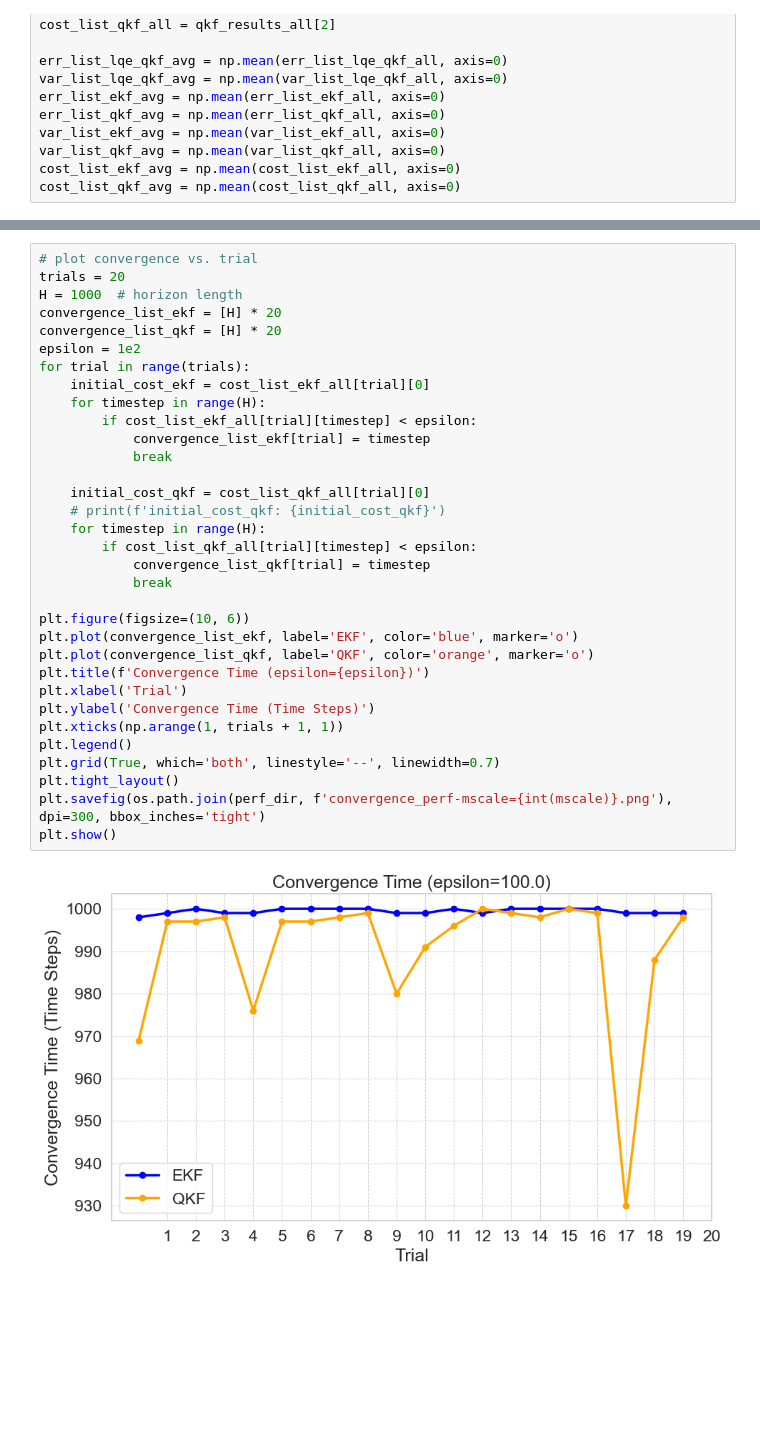
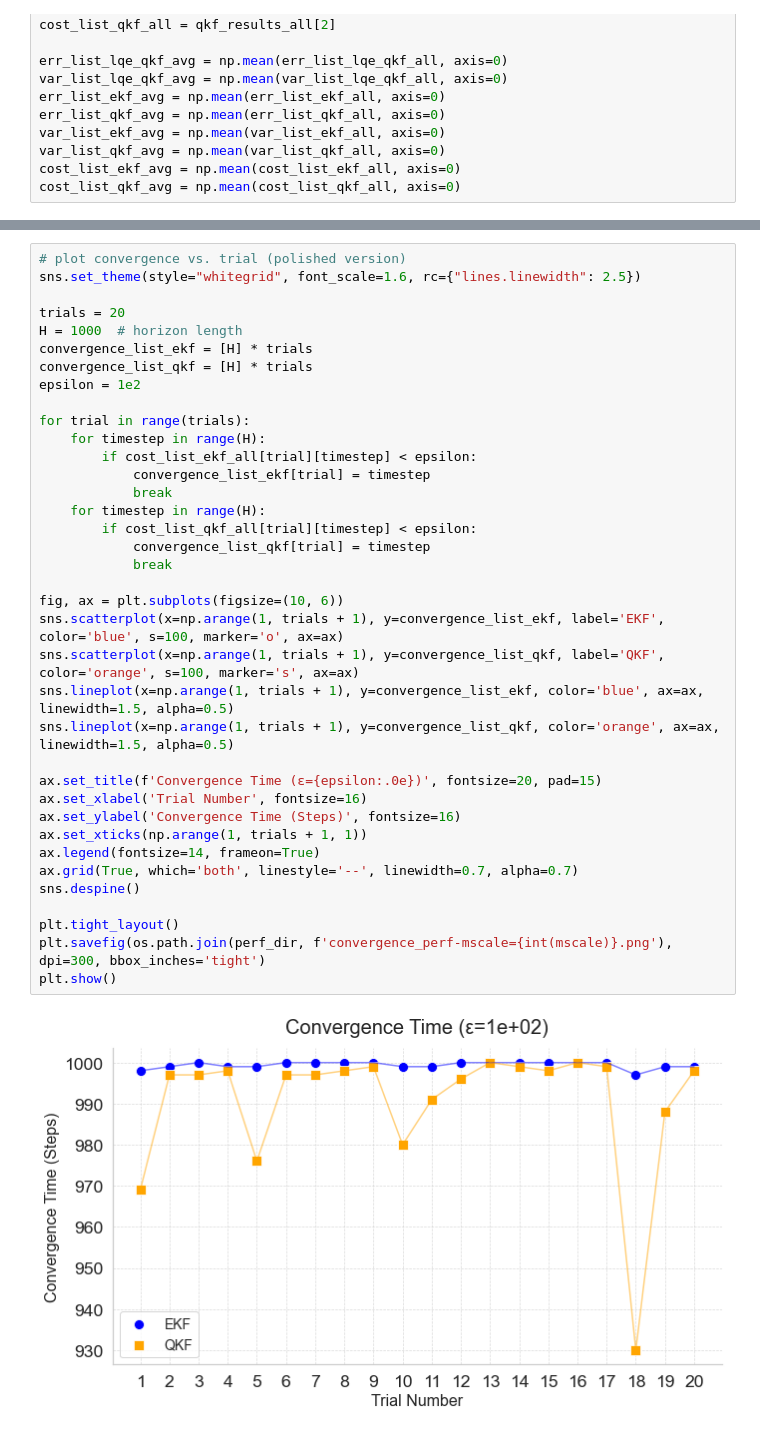
Before and after one commit to tengyoux297/LQG_EKF, a Jupyter notebook: LQG_QKF/plot_perf.ipynb, the cells around one changed output, grey strips where cells are left out. Drawn from its saved outputs; the diff is of its cells as text; blank space fills up the shorter version.

```diff
--- a/LQG_QKF/plot_perf.ipynb
+++ b/LQG_QKF/plot_perf.ipynb
@@ -109,36 +142,40 @@ plt.show()
 # %%
-# plot convergence vs. trial
+# plot convergence vs. trial (polished version)
+sns.set_theme(style="whitegrid", font_scale=1.6, rc={"lines.linewidth": 2.5})
+
 trials = 20
 H = 1000  # horizon length
-convergence_list_ekf = [H] * 20
-convergence_list_qkf = [H] * 20
+convergence_list_ekf = [H] * trials
+convergence_list_qkf = [H] * trials
 epsilon = 1e2
+
 for trial in range(trials):
-    initial_cost_ekf = cost_list_ekf_all[trial][0]
     for timestep in range(H):
         if cost_list_ekf_all[trial][timestep] < epsilon:
             convergence_list_ekf[trial] = timestep
             break
-
-    initial_cost_qkf = cost_list_qkf_all[trial][0]
-    # print(f'initial_cost_qkf: {initial_cost_qkf}')
     for timestep in range(H):
         if cost_list_qkf_all[trial][timestep] < epsilon:
             convergence_list_qkf[trial] = timestep
             break
 
-plt.figure(figsize=(10, 6))
-plt.plot(convergence_list_ekf, label='EKF', color='blue', marker='o')
-plt.plot(convergence_list_qkf, label='QKF', color='orange', marker='o')
-plt.title(f'Convergence Time (epsilon={epsilon})')
-plt.xlabel('Trial')
-plt.ylabel('Convergence Time (Time Steps)')
-plt.xticks(np.arange(1, trials + 1, 1))
-plt.legend()
-plt.grid(True, which='both', linestyle='--', linewidth=0.7)
+fig, ax = plt.subplots(figsize=(10, 6))
+sns.scatterplot(x=np.arange(1, trials + 1), y=convergence_list_ekf, label='EKF', color='blue', s=100, marker='o', ax=ax)
+sns.scatterplot(x=np.arange(1, trials + 1), y=convergence_list_qkf, label='QKF', color='orange', s=100, marker='s', ax=ax)
+sns.lineplot(x=np.arange(1, trials + 1), y=convergence_list_ekf, color='blue', ax=ax, linewidth=1.5, alpha=0.5)
+sns.lineplot(x=np.arange(1, trials + 1), y=convergence_list_qkf, color='orange', ax=ax, linewidth=1.5, alpha=0.5)
+
+ax.set_title(f'Convergence Time (ε={epsilon:.0e})', fontsize=20, pad=15)
+ax.set_xlabel('Trial Number', fontsize=16)
+ax.set_ylabel('Convergence Time (Steps)', fontsize=16)
+ax.set_xticks(np.arange(1, trials + 1, 1))
+ax.legend(fontsize=14, frameon=True)
+ax.grid(True, which='both', linestyle='--', linewidth=0.7, alpha=0.7)
+sns.despine()
+
 plt.tight_layout()
 plt.savefig(os.path.join(perf_dir, f'convergence_perf-mscale={int(mscale)}.png'), dpi=300, bbox_inches='tight')
 plt.show()
 # %% [output]
-[figure, old version]
+[figure, new version]
 # %%
```
Also changed, not shown: parts of 5 cells of this notebook, 37 other files.
